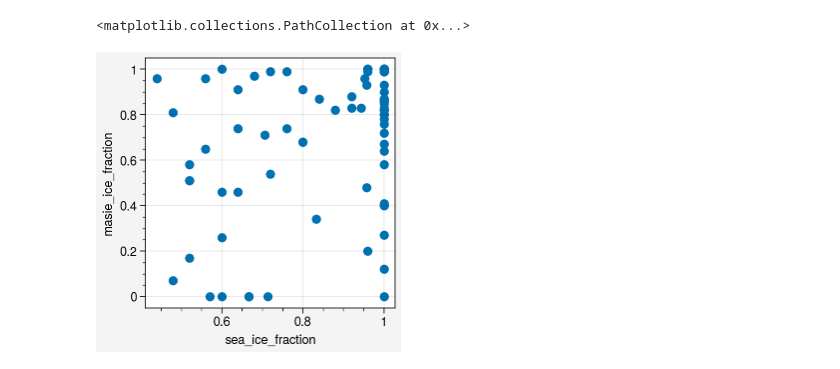
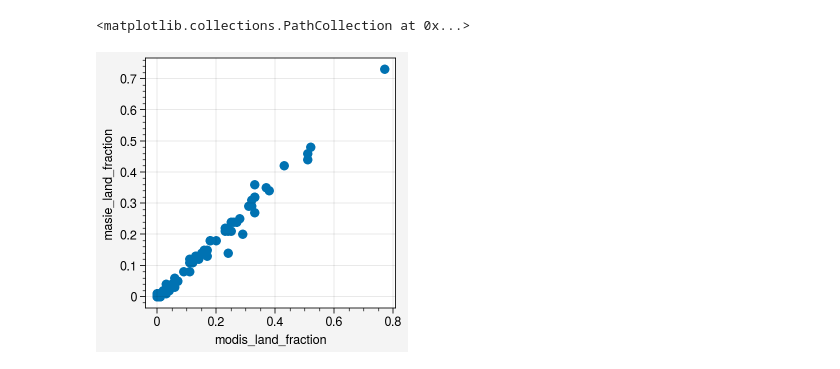
Before and after one commit to danielmwatkins/eval_seg, a Jupyter notebook: notebooks/masie_analysis.ipynb, the cells around one changed output. Cells and saved outputs as stored; diff of their text form; code cells hidden in the pictures.

```diff
--- a/notebooks/masie_analysis.ipynb
+++ b/notebooks/masie_analysis.ipynb
@@ -230,10 +149,11 @@ ax.imshow(reshape_as_image(test.read()))
 # %%
 df['masie_ice_fraction'] = np.nan
 df['masie_land_fraction'] = np.nan
+df['modis_land_fraction'] = np.nan
 
 for row, data in df.iterrows():
 
-    cn = str(data.case_number).zfill(3)
+    cn = str(row).zfill(3)
 
     region = data.region
     dx = '100km'
@@ -241,6 +161,7 @@ for row, data in df.iterrows():
 
     resampled_image_loc = "../data/masie/masie_ice/" + '-'.join([cn, region, dx, datestring]) + ".masie.seaice.250m.tiff"
     resampled_land_loc = "../data/masie/masie_land/" + '-'.join([cn, region, dx, datestring]) + ".masie.landmask.250m.tiff"
+    modis_land_loc = "../data/modis/landmask/" + '-'.join([cn, region, dx, datestring]) + ".aqua.landmask.250m.tiff"
 
     if os.path.exists(resampled_image_loc) & os.path.exists(resampled_land_loc):
         with rio.open(resampled_image_loc) as masie_ice:
@@ -251,5 +172,9 @@ for row, data in df.iterrows():
                 if lf <= 0.95:
                     sif = sif/(1-lf)
                     df.loc[row, 'masie_ice_fraction'] = np.round(sif, 2)
+            with rio.open(modis_land_loc) as modis_land:
+                lf = np.mean(modis_land.read() > 1)
+                df.loc[row, 'modis_land_fraction'] = np.round(lf, 2)
+
     else:
         print('MASIE image', os.path.exists(resampled_image_loc), 'MASIE land', os.path.exists(resampled_land_loc))
@@ -274,6 +184,7 @@ MASIE image False MASIE land False
 # %%
+import proplot as pplt
 fig, ax = pplt.subplots()
-ax.scatter(df.sea_ice_fraction, df.masie_ice_fraction)
+ax.scatter(df.modis_land_fraction, df.masie_land_fraction)
 # %% [output]
 <matplotlib.collections.PathCollection at 0x...>
-[figure, old version]
+[figure, new version]
```
Also changed, not shown: parts of 33 cells of this notebook, 43 other files.
